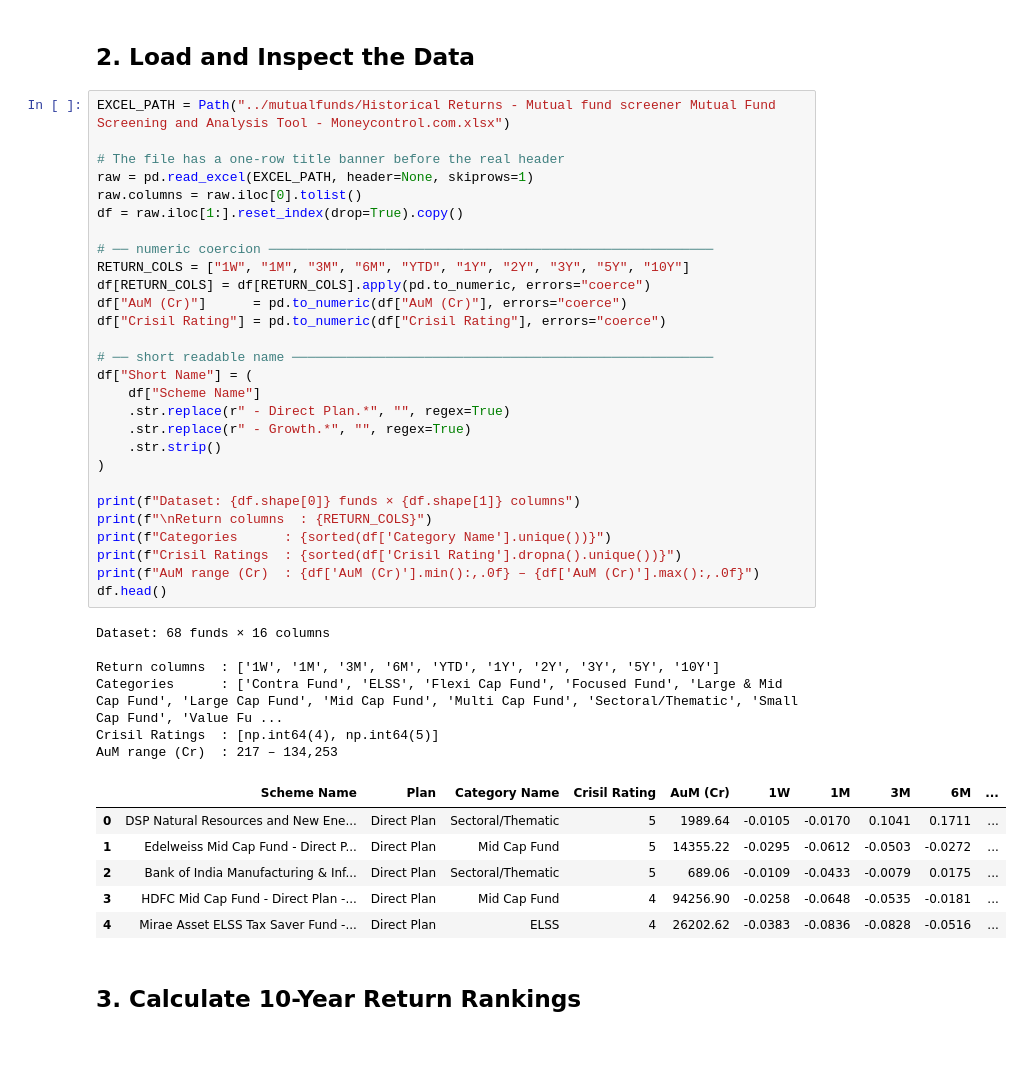
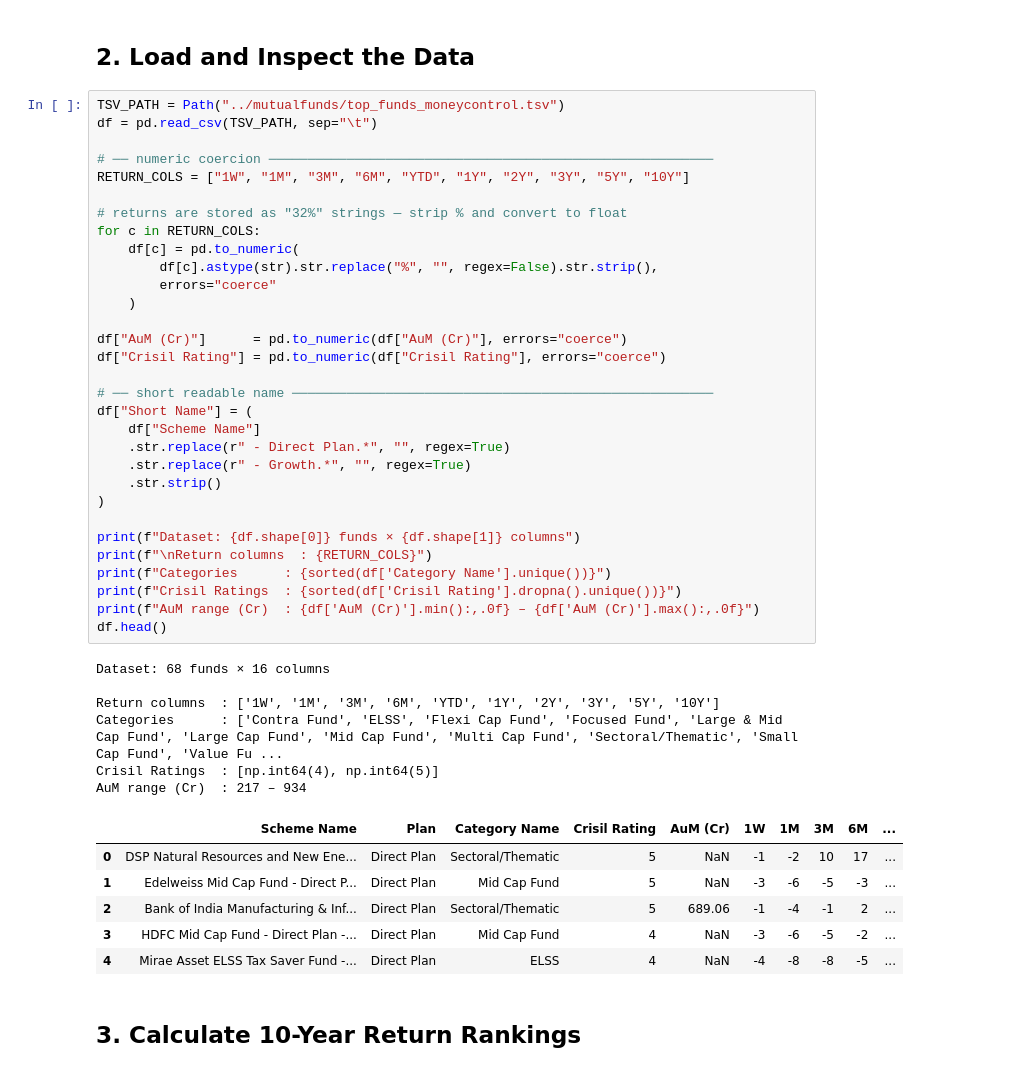
Before and after one commit to ParikhKadam/stock-trader, a Jupyter notebook: mutualfunds/mutual_fund_analysis.ipynb, the cells around one changed output. Drawn from its saved outputs; the diff is of its cells as text.

```diff
--- a/mutualfunds/mutual_fund_analysis.ipynb
+++ b/mutualfunds/mutual_fund_analysis.ipynb
@@ -43,46 +43,49 @@ Libraries loaded ✓
 # %% [markdown]
 ## 2. Load and Inspect the Data
 # %%
-EXCEL_PATH = Path("../mutualfunds/Historical Returns - Mutual fund screener Mutual Fund Screening and Analysis Tool - Moneycontrol.com.xlsx")
-
-# The file has a one-row title banner before the real header
-raw = pd.read_excel(EXCEL_PATH, header=None, skiprows=1)
-raw.columns = raw.iloc[0].tolist()
-df = raw.iloc[1:].reset_index(drop=True).copy()
+TSV_PATH = Path("../mutualfunds/top_funds_moneycontrol.tsv")
+df = pd.read_csv(TSV_PATH, sep="\t")
 
 # ── numeric coercion ─────────────────────────────────────────────────────────
 RETURN_COLS = ["1W", "1M", "3M", "6M", "YTD", "1Y", "2Y", "3Y", "5Y", "10Y"]
-df[RETURN_COLS] = df[RETURN_COLS].apply(pd.to_numeric, errors="coerce")
+
+# returns are stored as "32%" strings — strip % and convert to float
+for c in RETURN_COLS:
+    df[c] = pd.to_numeric(
+        df[c].astype(str).str.replace("%", "", regex=False).str.strip(),
+        errors="coerce"
+    )
+
 df["AuM (Cr)"]      = pd.to_numeric(df["AuM (Cr)"], errors="coerce")
 df["Crisil Rating"] = pd.to_numeric(df["Crisil Rating"], errors="coerce")
 
 # ── short readable name ──────────────────────────────────────────────────────
 df["Short Name"] = (
     df["Scheme Name"]
     .str.replace(r" - Direct Plan.*", "", regex=True)
     .str.replace(r" - Growth.*", "", regex=True)
     .str.strip()
 )
 
 print(f"Dataset: {df.shape[0]} funds × {df.shape[1]} columns")
 print(f"\nReturn columns  : {RETURN_COLS}")
 print(f"Categories      : {sorted(df['Category Name'].unique())}")
 print(f"Crisil Ratings  : {sorted(df['Crisil Rating'].dropna().unique())}")
 print(f"AuM range (Cr)  : {df['AuM (Cr)'].min():,.0f} – {df['AuM (Cr)'].max():,.0f}")
 df.head()
 # %% [output]
 Dataset: 68 funds × 16 columns
 
 Return columns  : ['1W', '1M', '3M', '6M', 'YTD', '1Y', '2Y', '3Y', '5Y', '10Y']
 Categories      : ['Contra Fund', 'ELSS', 'Flexi Cap Fund', 'Focused Fund', 'Large & Mid Cap Fund', 'Large Cap Fund', 'Mid Cap Fund', 'Multi Cap Fund', 'Sectoral/Thematic', 'Small Cap Fund', 'Value Fu ...
 Crisil Ratings  : [np.int64(4), np.int64(5)]
-AuM range (Cr)  : 217 – 134,253
+AuM range (Cr)  : 217 – 934
 |  | Scheme Name | Plan | Category Name | Crisil Rating | AuM (Cr) | 1W | 1M | 3M | 6M | ... |
-| 0 | DSP Natural Resources and New Ene... | Direct Plan | Sectoral/Thematic | 5 | 1989.64 | -0.0105 | -0.0170 | 0.1041 | 0.1711 | ... |
-| 1 | Edelweiss Mid Cap Fund - Direct P... | Direct Plan | Mid Cap Fund | 5 | 14355.22 | -0.0295 | -0.0612 | -0.0503 | -0.0272 | ... |
-| 2 | Bank of India Manufacturing & Inf... | Direct Plan | Sectoral/Thematic | 5 | 689.06 | -0.0109 | -0.0433 | -0.0079 | 0.0175 | ... |
-| 3 | HDFC Mid Cap Fund - Direct Plan -... | Direct Plan | Mid Cap Fund | 4 | 94256.90 | -0.0258 | -0.0648 | -0.0535 | -0.0181 | ... |
-| 4 | Mirae Asset ELSS Tax Saver Fund -... | Direct Plan | ELSS | 4 | 26202.62 | -0.0383 | -0.0836 | -0.0828 | -0.0516 | ... |
+| 0 | DSP Natural Resources and New Ene... | Direct Plan | Sectoral/Thematic | 5 | NaN | -1 | -2 | 10 | 17 | ... |
+| 1 | Edelweiss Mid Cap Fund - Direct P... | Direct Plan | Mid Cap Fund | 5 | NaN | -3 | -6 | -5 | -3 | ... |
+| 2 | Bank of India Manufacturing & Inf... | Direct Plan | Sectoral/Thematic | 5 | 689.06 | -1 | -4 | -1 | 2 | ... |
+| 3 | HDFC Mid Cap Fund - Direct Plan -... | Direct Plan | Mid Cap Fund | 4 | NaN | -3 | -6 | -5 | -2 | ... |
+| 4 | Mirae Asset ELSS Tax Saver Fund -... | Direct Plan | ELSS | 4 | NaN | -4 | -8 | -8 | -5 | ... |
 # %% [markdown]
 ## 3. Calculate 10-Year Return Rankings
 # %%
```
Also changed, not shown: parts of 7 cells of this notebook, 2 other files.
